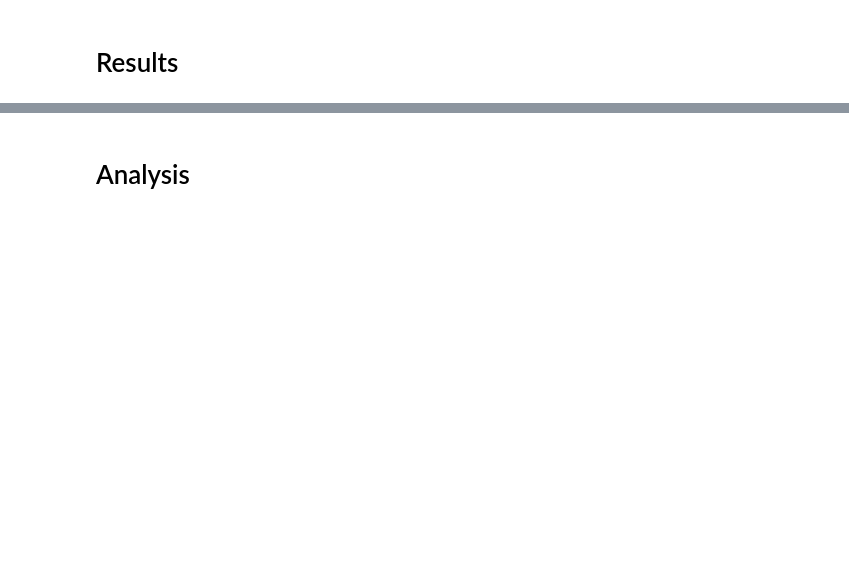
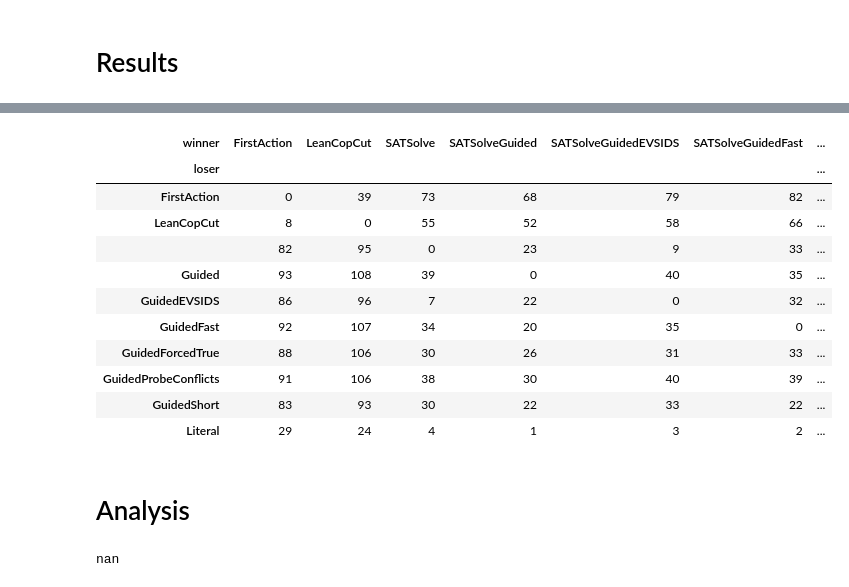
Before and after one commit to mfixman/connections, a Jupyter notebook: jupyter/Analysis_sat.ipynb, the cells around one changed output, grey strips where cells are left out. Cells and saved outputs as stored; diff of their text form; code cells hidden in the pictures; blank space fills up the shorter version.

```diff
--- a/jupyter/Analysis_sat.ipynb
+++ b/jupyter/Analysis_sat.ipynb
@@ -159,2 +182,21 @@ seaborn.heatmap(results, cmap = 'viridis_r')
+# %%
+results.rename(lambda x: x.removeprefix('SATSolve'))
+# %% [output]
+| winner | FirstAction | LeanCopCut | SATSolve | SATSolveGuided | SATSolveGuidedEVSIDS | SATSolveGuidedFast | ... |
+| loser |  |  |  |  |  |  | ... |
+| FirstAction | 0 | 39 | 73 | 68 | 79 | 82 | ... |
+| LeanCopCut | 8 | 0 | 55 | 52 | 58 | 66 | ... |
+|  | 82 | 95 | 0 | 23 | 9 | 33 | ... |
+| Guided | 93 | 108 | 39 | 0 | 40 | 35 | ... |
+| GuidedEVSIDS | 86 | 96 | 7 | 22 | 0 | 32 | ... |
+| GuidedFast | 92 | 107 | 34 | 20 | 35 | 0 | ... |
+| GuidedForcedTrue | 88 | 106 | 30 | 26 | 31 | 33 | ... |
+| GuidedProbeConflicts | 91 | 106 | 38 | 30 | 40 | 39 | ... |
+| GuidedShort | 83 | 93 | 30 | 22 | 33 | 22 | ... |
+| Literal | 29 | 24 | 4 | 1 | 3 | 2 | ... |
 # %% [markdown]
 # Analysis
+# %%
+data['info'].loc[lambda x: ~x.isin(['Theorem', 'Theorem (SAT)'])].iloc[0]
+# %% [output]
+nan
```
Also changed, not shown: parts of 14 cells of this notebook.
